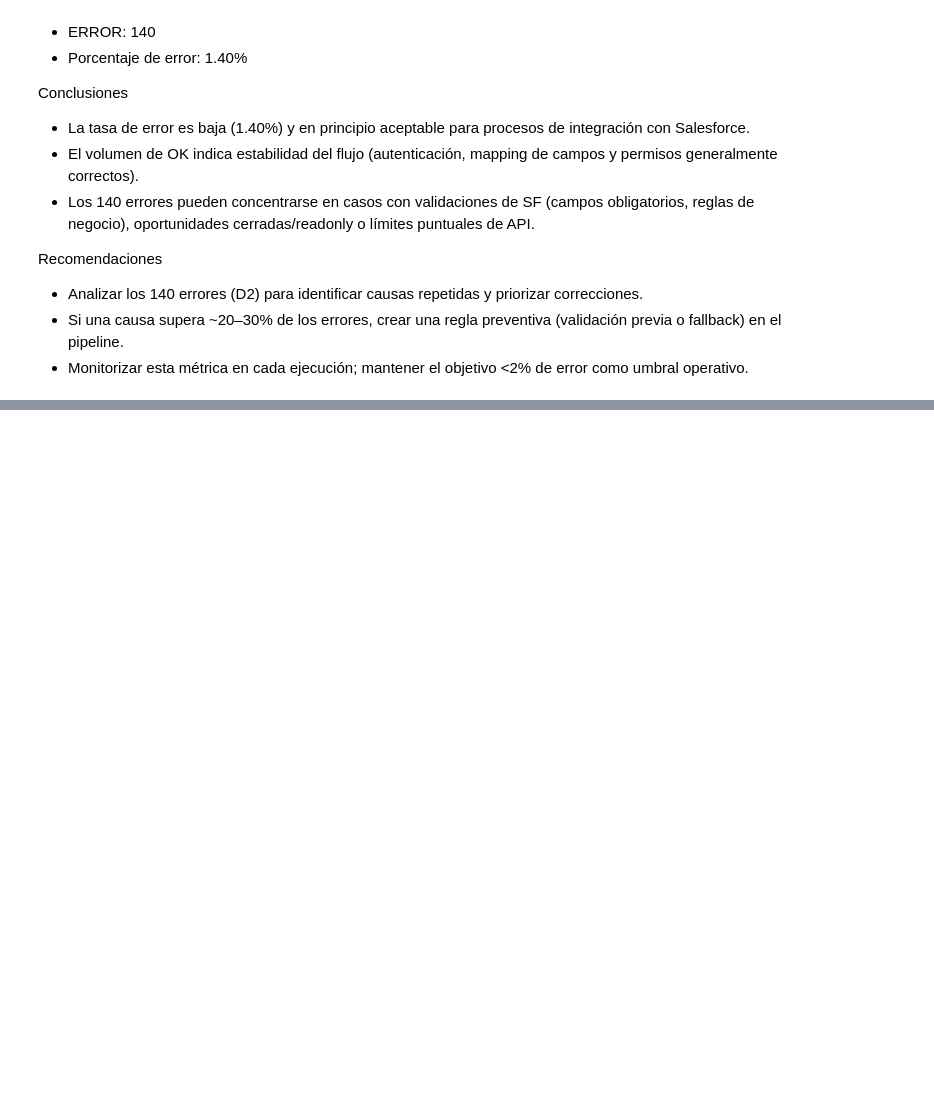
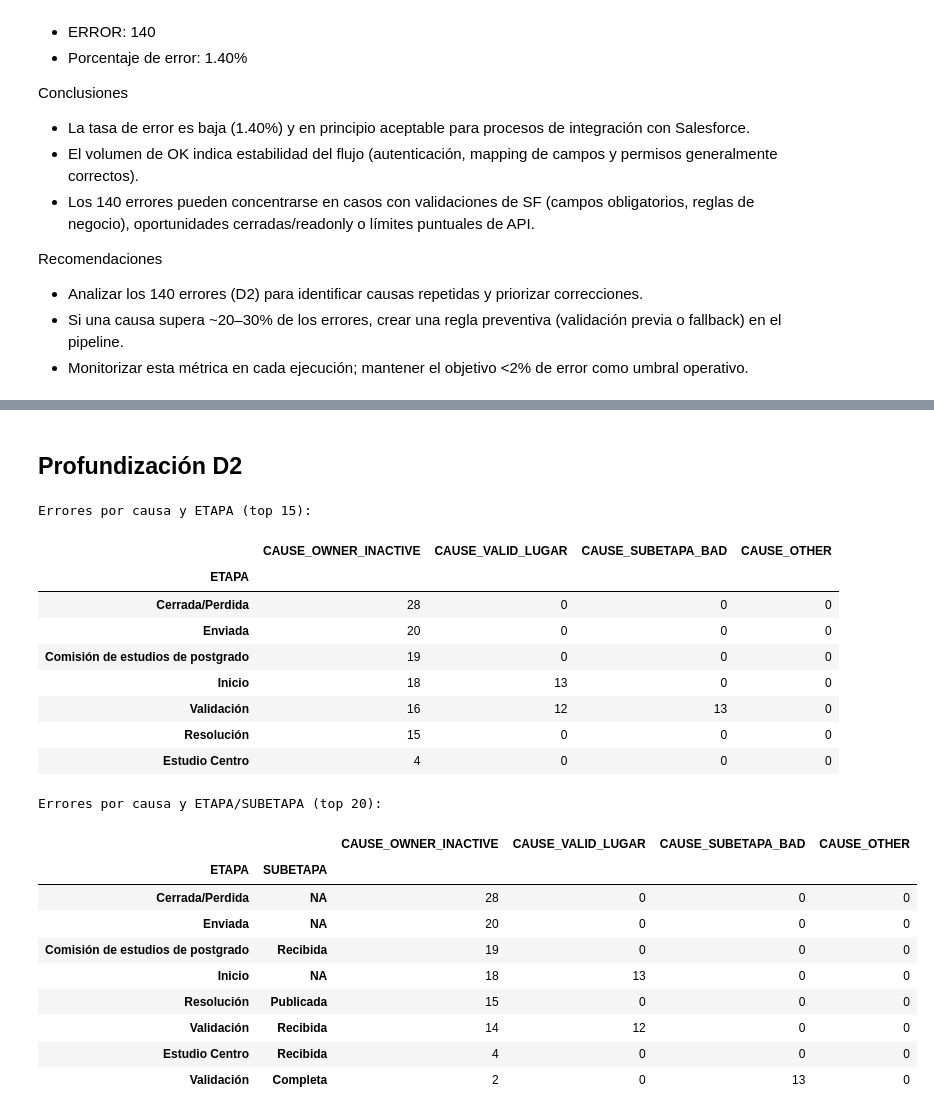
Before and after one commit to MiguelHernandezCorral/UNAV, a Jupyter notebook: notebooks/2026-3-24_Plan de revision.ipynb, the cells around one changed output, grey strips where cells are left out. Drawn from its saved outputs; the diff is of its cells as text; code cells hidden in the pictures; blank space fills up the shorter version.

```diff
--- a/notebooks/2026-3-24_Plan de revision.ipynb
+++ b/notebooks/2026-3-24_Plan de revision.ipynb
@@ -1538,0 +1726,77 @@ Muestra de OPP_ID con ERROR (para revisión puntual):
+# %% [markdown]
+## Profundización D2
+# %%
+# Profundización D2 — Mapa de causas de error por ETAPA y SUBETAPA
+
+import pandas as pd
+import sys; sys.path.insert(0, 'src')
+from oracle_connector import OracleConnector
+from IPython.display import display
+
+conn = OracleConnector()
+
+# Cargar logs (últimos 10k) y PMAT_PRED_ACTUAL
+df_log = pd.DataFrame(conn.read_table('PMAT_SF_SYNC_LOG'))
+df_act = pd.DataFrame(conn.read_table('PMAT_PRED_ACTUAL'))
+
+# Normalizar
+df_log.columns = [c.strip().upper() for c in df_log.columns]
+df_act.columns  = [c.strip().upper() for c in df_act.columns]
+if 'FECHA_ENVIO' in df_log.columns:
+    df_log['FECHA_ENVIO'] = pd.to_datetime(df_log['FECHA_ENVIO'], errors='coerce')
+df_log = df_log.sort_values('FECHA_ENVIO')
+ventana = df_log.tail(10000) if len(df_log) > 10000 else df_log.copy()
+
+# Join por OPP_ID para traer ETAPA/SUBETAPA
+cols_join = ['OPP_ID','ETAPA'] + (['SUBETAPA'] if 'SUBETAPA' in df_act.columns else [])
+dfj = ventana.merge(df_act[cols_join], on='OPP_ID', how='left')
+
+# Filtrar errores
+df_err = dfj[dfj['STATUS'] == 'ERROR'].copy()
+if df_err.empty:
+    print("Sin errores en la ventana; nada que mapear.")
+else:
+    # Columna de detalle
+    det_col = next((c for c in ['DETALLE','MENSAJE','ERROR','ERROR_MSG','DETAIL'] if c in df_err.columns), None)
+    df_err['DETALLE_TXT'] = (df_err[det_col].astype(str).str.replace(r'\s+',' ', regex=True).str.lower()) if det_col else ""
+
+    # Causas principales (según tus hallazgos de D2)
+    df_err['CAUSE_OWNER_INACTIVE'] = df_err['DETALLE_TXT'].str.contains('inactive_owner_or_user', na=False)
+    df_err['CAUSE_VALID_LUGAR']    = df_err['DETALLE_TXT'].str.contains('seleccione el lugar convocado', na=False)
+    df_err['CAUSE_SUBETAPA_BAD']   = df_err['DETALLE_TXT'].str.contains('valor incorrecto', na=False) & df_err['DETALLE_TXT'].str.contains('pl_subetapa__c', na=False)
+    df_err['CAUSE_OTHER']          = ~(df_err[['CAUSE_OWNER_INACTIVE','CAUSE_VALID_LUGAR','CAUSE_SUBETAPA_BAD']].any(axis=1))
+
+    # Resumen por ETAPA
+    by_etapa = (df_err.groupby('ETAPA')[['CAUSE_OWNER_INACTIVE','CAUSE_VALID_LUGAR','CAUSE_SUBETAPA_BAD','CAUSE_OTHER']]
+                .sum().sort_values(['CAUSE_OWNER_INACTIVE','CAUSE_VALID_LUGAR','CAUSE_SUBETAPA_BAD'], ascending=False))
+    print("Errores por causa y ETAPA (top 15):")
+    display(by_etapa.head(15))
+
+    # Resumen por ETAPA/SUBETAPA si existe
+    if 'SUBETAPA' in df_err.columns:
+        by_combo = (df_err.groupby(['ETAPA','SUBETAPA'])[['CAUSE_OWNER_INACTIVE','CAUSE_VALID_LUGAR','CAUSE_SUBETAPA_BAD','CAUSE_OTHER']]
+                    .sum().sort_values(['CAUSE_OWNER_INACTIVE','CAUSE_VALID_LUGAR','CAUSE_SUBETAPA_BAD'], ascending=False))
+        print("\nErrores por causa y ETAPA/SUBETAPA (top 20):")
+        display(by_combo.head(20))
+# %% [output]
+Errores por causa y ETAPA (top 15):
+|  | CAUSE_OWNER_INACTIVE | CAUSE_VALID_LUGAR | CAUSE_SUBETAPA_BAD | CAUSE_OTHER |
+| ETAPA |  |  |  |  |
+| Cerrada/Perdida | 28 | 0 | 0 | 0 |
+| Enviada | 20 | 0 | 0 | 0 |
+| Comisión de estudios de postgrado | 19 | 0 | 0 | 0 |
+| Inicio | 18 | 13 | 0 | 0 |
+| Validación | 16 | 12 | 13 | 0 |
+| Resolución | 15 | 0 | 0 | 0 |
+| Estudio Centro | 4 | 0 | 0 | 0 |
+Errores por causa y ETAPA/SUBETAPA (top 20):
+|  |  | CAUSE_OWNER_INACTIVE | CAUSE_VALID_LUGAR | CAUSE_SUBETAPA_BAD | CAUSE_OTHER |
+| ETAPA | SUBETAPA |  |  |  |  |
+| Cerrada/Perdida | NA | 28 | 0 | 0 | 0 |
+| Enviada | NA | 20 | 0 | 0 | 0 |
+| Comisión de estudios de postgrado | Recibida | 19 | 0 | 0 | 0 |
+| Inicio | NA | 18 | 13 | 0 | 0 |
+| Resolución | Publicada | 15 | 0 | 0 | 0 |
+| Validación | Recibida | 14 | 12 | 0 | 0 |
+| Estudio Centro | Recibida | 4 | 0 | 0 | 0 |
+| Validación | Completa | 2 | 0 | 13 | 0 |
```
Also changed, not shown: parts of 17 cells of this notebook.
